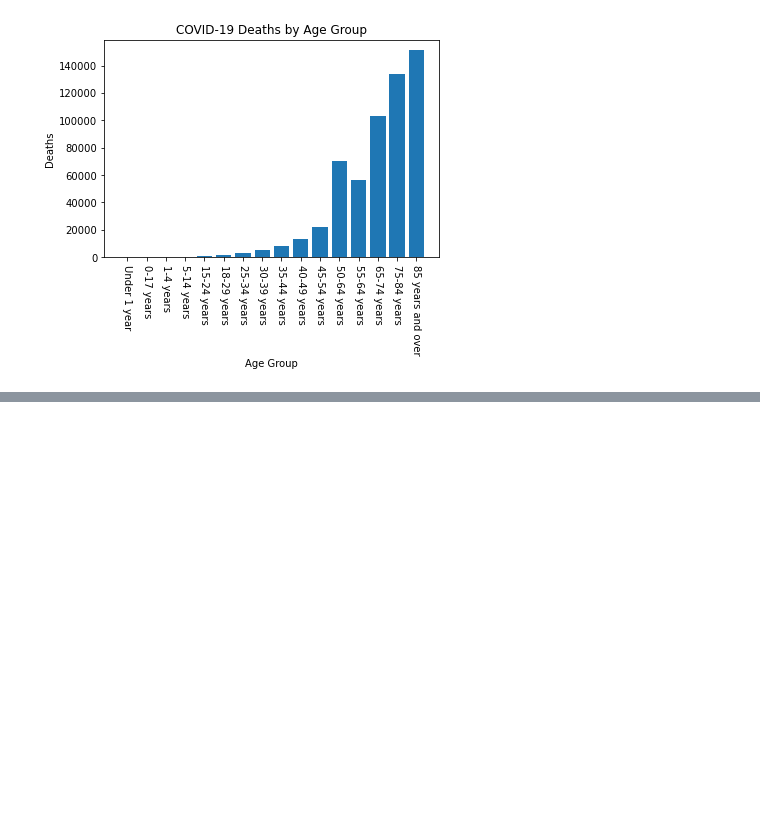
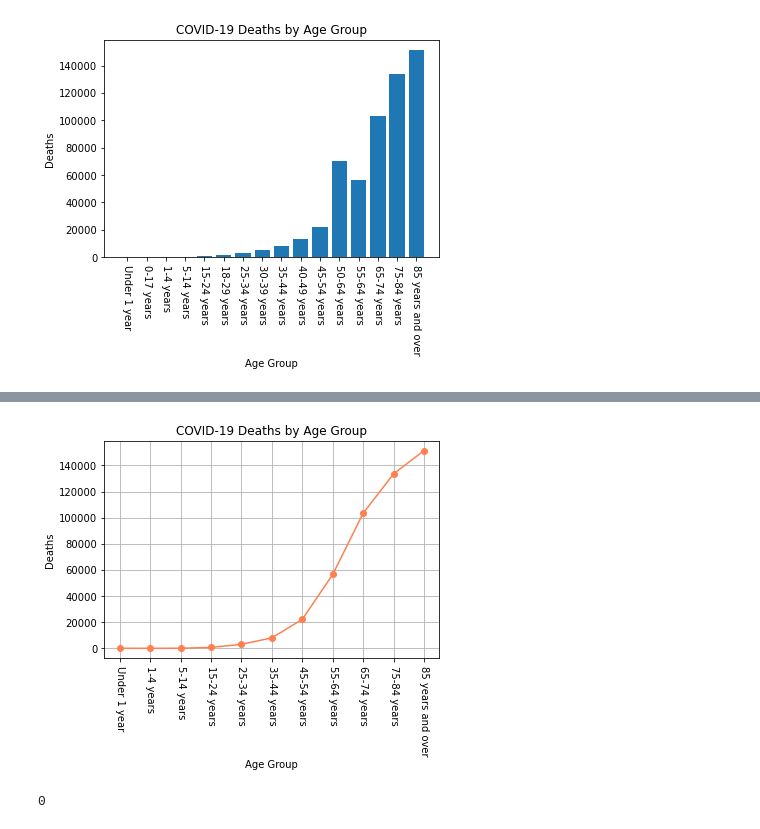
Before and after one commit to bennguyen8/DS-2500-Final, a Jupyter notebook: Age.ipynb, the cells around one changed output, grey strips where cells are left out. Cells and saved outputs as stored; diff of their text form; code cells hidden in the pictures; blank space fills up the shorter version.

```diff
--- a/Age.ipynb
+++ b/Age.ipynb
@@ -95,0 +101,5 @@ plt.grid()
+# %%
+# Drop additional groups to get continuous groups without overlap
+additional = [0, 2, 6, 8, 10, 12]
+df_age_cont = df_age.drop(additional)
+df_age_cont
@@ -95,0 +119,22 @@ plt.grid()
+# %%
+# Continuous line graph of deaths by age group (The Gem)
+x = df_age_cont["Age Group"]
+y = df_age_cont["COVID-19 Deaths"]
+
+plt.plot(x,y, marker='o', color='coral')
+plt.title("COVID-19 Deaths by Age Group")
+plt.xlabel("Age Group")
+plt.xticks(rotation = 270)
+plt.ylabel("Deaths")
+plt.grid()
+# %% [output]
+[figure, added]
+# %%
+# Cumulative Deaths (way larger than largest number of deaths in any age group, throws off scale)
+yvals = y.tolist()
+cumu = [0]
+for i in range(len(yvals)):
+    cumu.append(yvals[i] + cumu[i])
+cumu.pop(0)
+# %% [output]
+0
```
Also changed, not shown: parts of 15 cells of this notebook.
